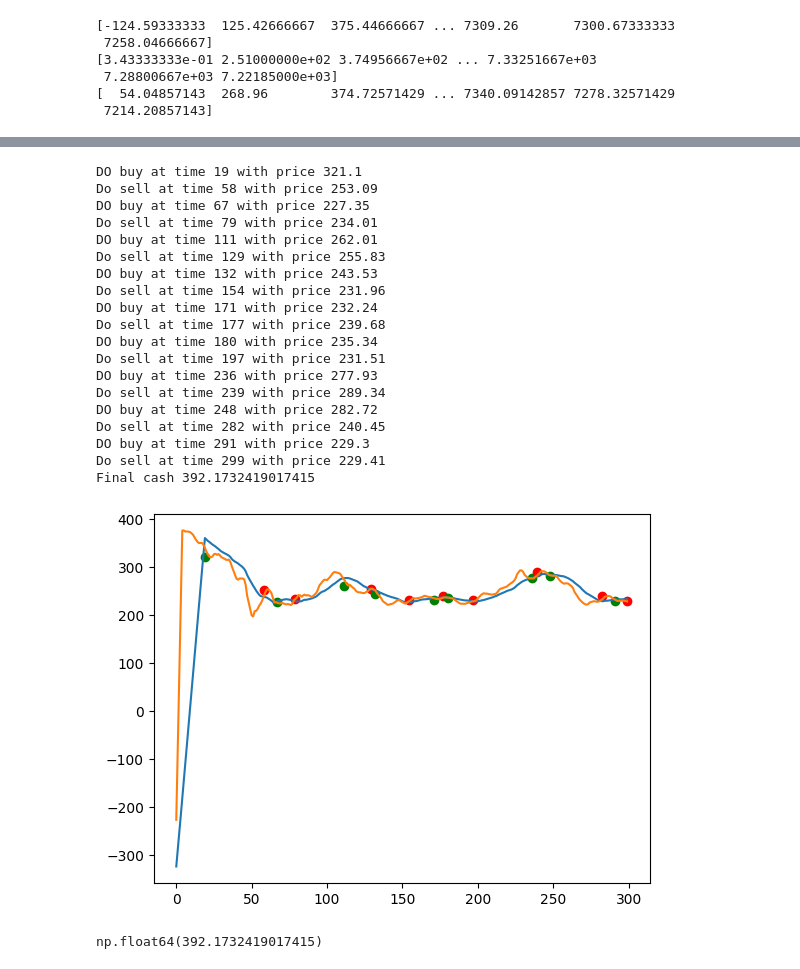
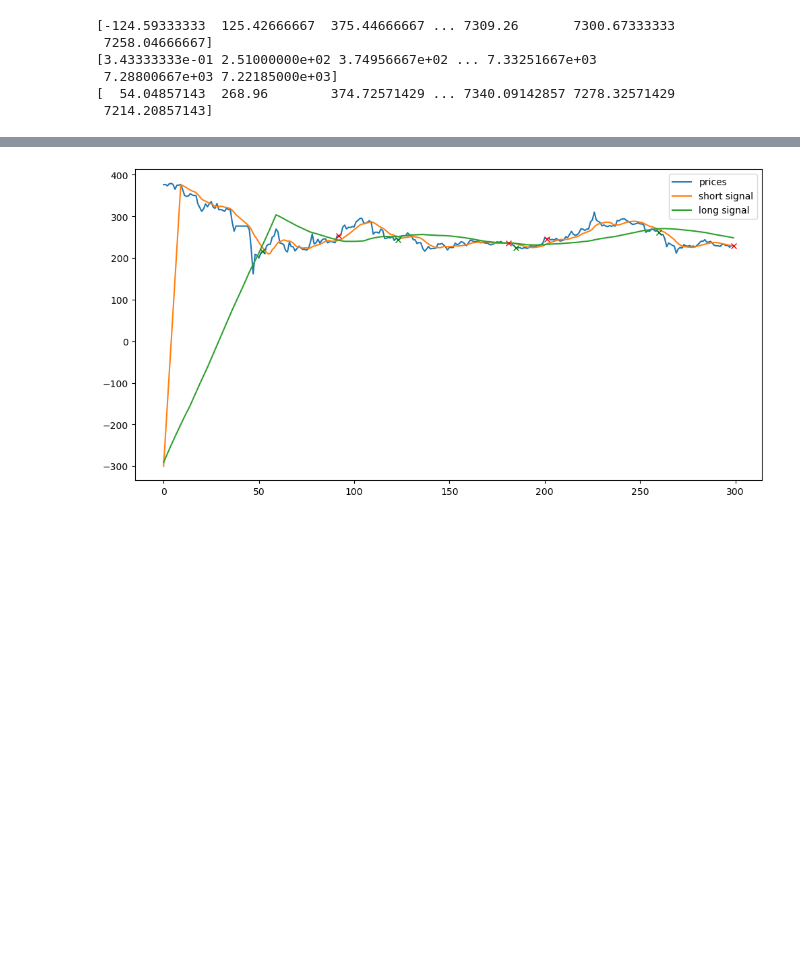
Before and after one commit to AndreHrs/trading-param-optimizer, a Jupyter notebook: notebook.ipynb, the cells around one changed output, grey strips where cells are left out. Saved outputs shown, nothing was run; the diff lists cells and outputs as text; code cells hidden in the pictures; blank space fills up the shorter version.

Commit message:
extract actions and return buy and sell points

```diff
--- a/notebook.ipynb
+++ b/notebook.ipynb
@@ -109,26 +99,23 @@ Final cash 646.7449497156921
 from optimizer.evaluator import evaluate
 temp_short = np.copy(short)
 temp_long = np.copy(long)
-evaluate(P, temp_short, temp_long)
+cash, buy_at, sell_at, equity_curve = evaluate(P, temp_short, temp_long)
-# %% [output]
-DO buy at time 19 with price 321.1
-Do sell at time 58 with price 253.09
-DO buy at time 67 with price 227.35
-Do sell at time 79 with price 234.01
-DO buy at time 111 with price 262.01
-Do sell at time 129 with price 255.83
-DO buy at time 132 with price 243.53
-Do sell at time 154 with price 231.96
-DO buy at time 171 with price 232.24
-Do sell at time 177 with price 239.68
-DO buy at time 180 with price 235.34
-Do sell at time 197 with price 231.51
-DO buy at time 236 with price 277.93
-Do sell at time 239 with price 289.34
-DO buy at time 248 with price 282.72
-Do sell at time 282 with price 240.45
-DO buy at time 291 with price 229.3
-Do sell at time 299 with price 229.41
-Final cash 392.1732419017415
-[figure, removed]
-np.float64(392.1732419017415)
+# %%
+import matplotlib.pyplot as plt
+
+fig, ax = plt.subplots(figsize=(12, 6))
+ax.plot(P, label="prices")
+ax.plot(temp_short, label = "short signal")
+ax.plot(temp_long, label = "long signal")
+
+for point in buy_at:
+  ax.plot(point[0], point[1], 'gx')
+
+for point in sell_at:
+  ax.plot(point[0], point[1], 'rx')
+
+# ax.plot(equity_curve, label = "portfolio value")
+ax.legend()
+plt.show()
+# %% [output]
+[figure, added]
```
Also changed, not shown: parts of 1 cell of this notebook, 1 other file.
